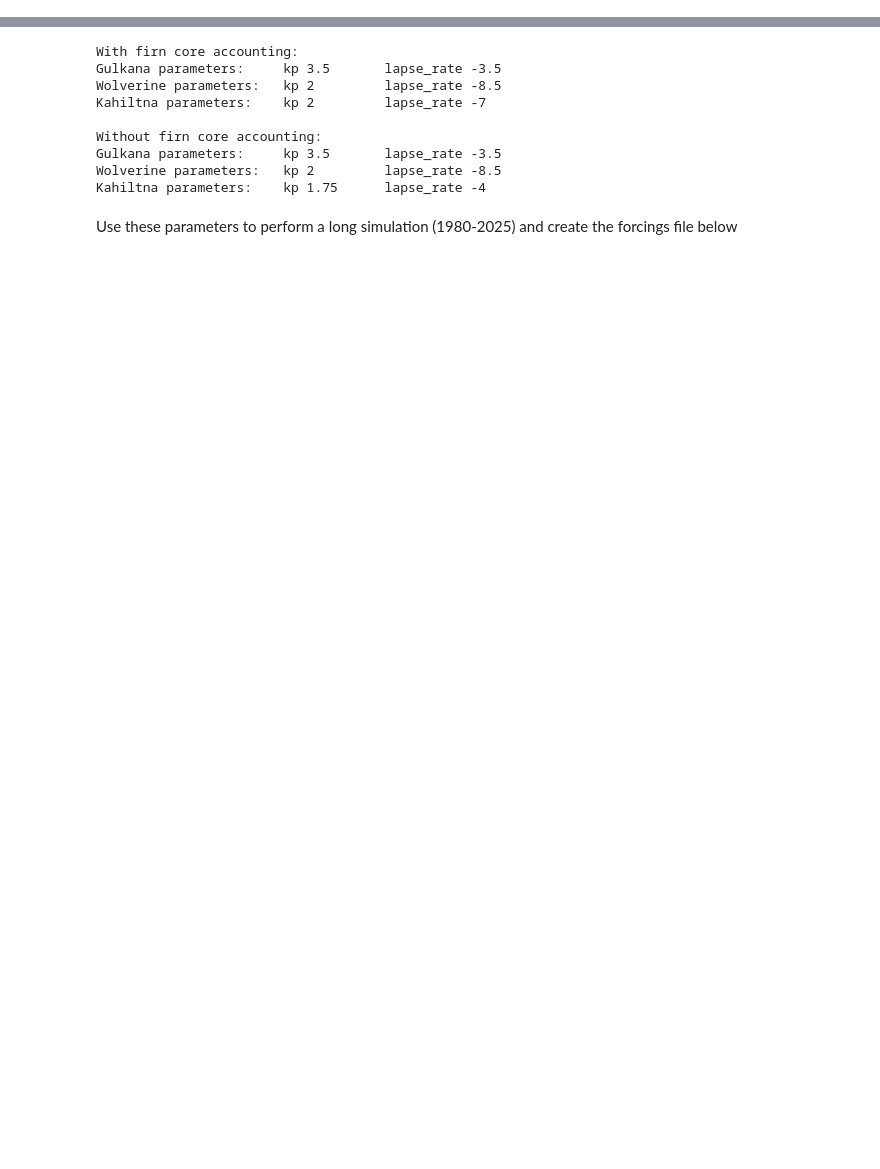
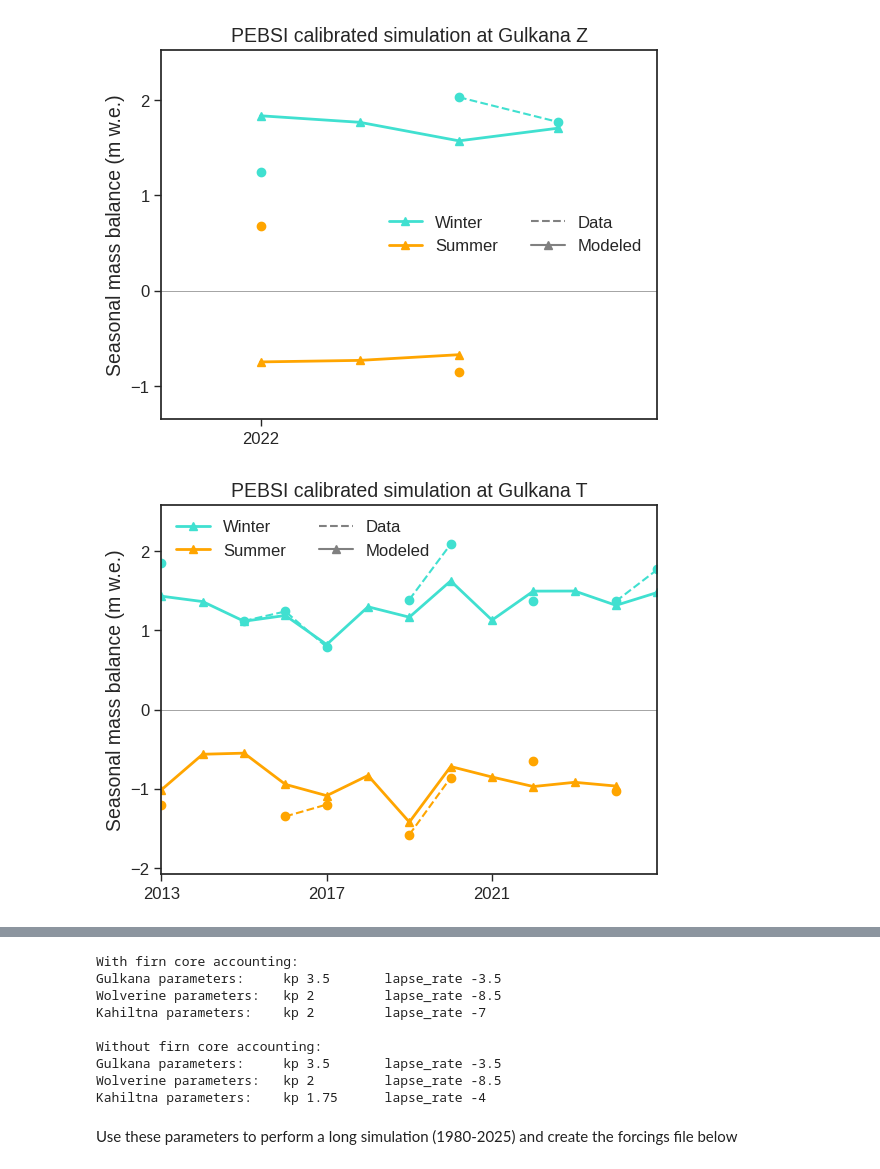
Before and after one commit to clairevwilson/PEBSI, a Jupyter notebook: firn_site_calibration.ipynb, the cells around one changed output, grey strips where cells are left out. Drawn from its saved outputs; the diff is of its cells as text; code cells hidden in the pictures; blank space fills up the shorter version.

```diff
--- a/firn_site_calibration.ipynb
+++ b/firn_site_calibration.ipynb
@@ -76,6 +95,6 @@ best_wolverine = best_EC = calibrate_on_sites(['EC'], prints=False, plots=True,
 # %%
 # ===== CALIBRATE ON KAHILTNA =====
-best_kahiltna = calibrate_on_sites(['KPS','KQU'], prints=False, plots=True, all_error = calibrate_on)
-best_KPS =  calibrate_on_sites(['KPS'], prints=False, plots=True, all_error = calibrate_on)
-best_KQU =  calibrate_on_sites(['KQU'], prints=False, plots=True, all_error = calibrate_on)
+best_KPS, best_KQU = calibrate_on_sites(['KPS','KQU'], prints=True, plots=True, all_error = calibrate_on)
+# best_KPS =  calibrate_on_sites(['KPS'], prints=False, plots=True, all_error = calibrate_on)
+# best_KQU =  calibrate_on_sites(['KQU'], prints=False, plots=True, all_error = calibrate_on)
 # %% [output]
@@ -92,3 +117,22 @@ for sites in [['Z','T'],['EC'],['KPS']]:
 best_gulkana_nocores = best_dict['gulkana']
 best_wolverine_nocores = best_dict['wolverine']
 best_kahiltna_nocores = best_dict['kahiltna']
+# %%
+site_dict = {
+                            # 'wolverine':best_wolverine,
+                            # 'kahiltna':best_kahiltna,
+                            # 'gulkana':best_gulkana,
+                            'Z':best_Z, 'T':best_T,
+                            'EC':best_EC,
+                            'KPS':best_KPS, 'KQU':best_KQU,}
+for site in site_dict:
+    gsproc.sitedict['firn'] = [site]
+    result_dict = gsproc.get_result_dict(force_redo=True, parse_runs=['firn'])
+    ds = gsproc.get_any(result_dict,site_dict[site][0], site_dict[site][1], site, run_type='firn')
+    fig, ax = plot_seasonal_mass_balance(ds)
+    glacier = 'Kahiltna' if 'K' in site else 'Wolverine' if site== 'EC' else 'Gulkana'
+    ax.set_title(f'PEBSI calibrated simulation at {glacier} {site}',fontsize=14)
+    plt.savefig(f'/trace/group/rounce/cvwilson/Firn/Figs/PEBSI_massbalance_{site}.png',dpi=300, bbox_inches='tight')
+# %% [output]
+[figure, added]
+[figure, added]
```
Also changed, not shown: parts of 9 cells of this notebook.
